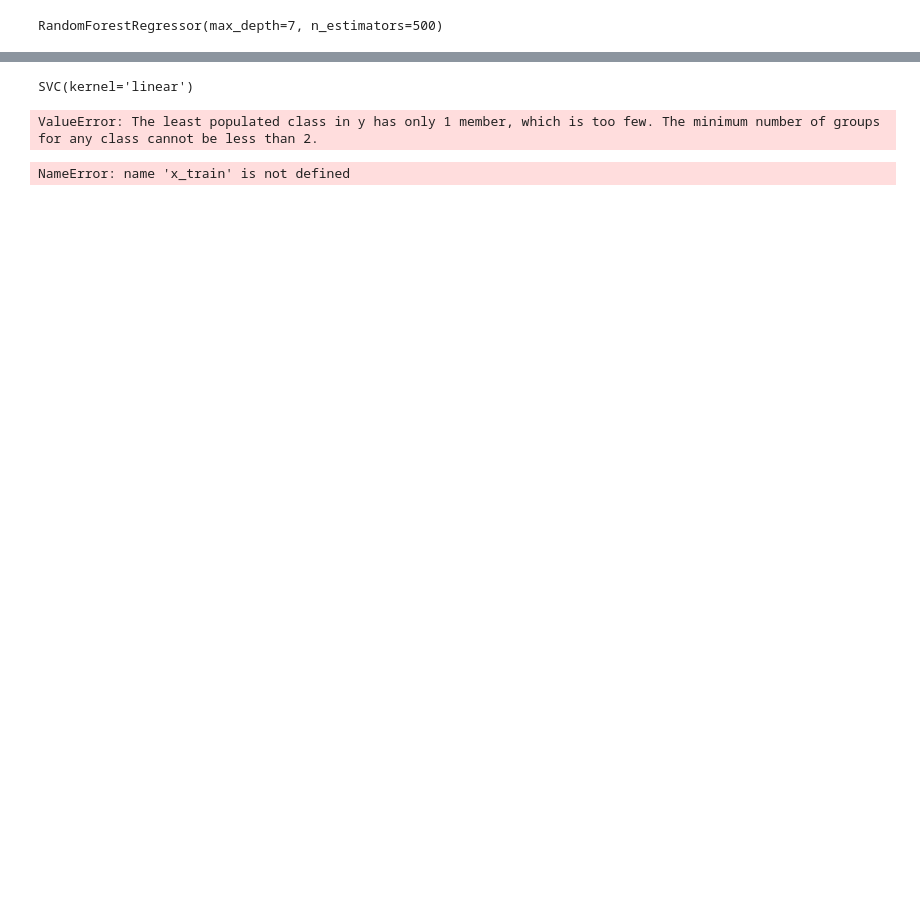
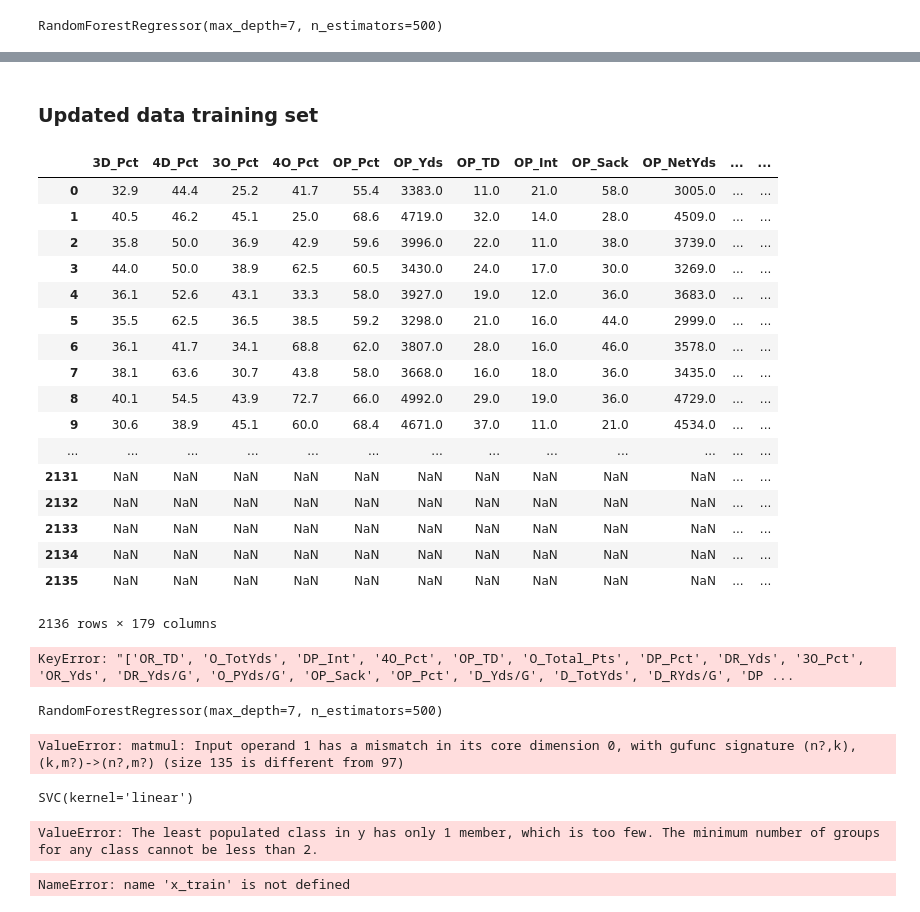
Before and after one commit to ChrisLaha/NFL-Prediction-Model, a Jupyter notebook: NFL_Prediction_Model.ipynb, the cells around one changed output, grey strips where cells are left out. Drawn from its saved outputs; the diff is of its cells as text; code cells hidden in the pictures; blank space fills up the shorter version.

```diff
--- a/NFL_Prediction_Model.ipynb
+++ b/NFL_Prediction_Model.ipynb
@@ -269,3 +293,10 @@ final_df.to_csv('myentiredata.csv')
+# %%
+# Change integer to category
+data['year'] = data['year'].astype('category')
+data['year.1'] =data['year.1'].astype('category')
+
+#Normalize data for machine learning model
+data = pd.get_dummies(data.iloc[:,:-1])
 # %%
 # Changed year column value from integer to category
 final_df['year'] = final_df['year'].astype('category')
@@ -408,0 +445,23 @@ X = entire.drop(['Visitor_Score' , 'Home_Score'], axis=1)
+# %% [markdown]
+### Updated data training set
+# %%
+data
+# %% [output]
+|  | 3D_Pct | 4D_Pct | 3O_Pct | 4O_Pct | OP_Pct | OP_Yds | OP_TD | OP_Int | OP_Sack | OP_NetYds | ... | ... |
+| 0 | 32.9 | 44.4 | 25.2 | 41.7 | 55.4 | 3383.0 | 11.0 | 21.0 | 58.0 | 3005.0 | ... | ... |
+| 1 | 40.5 | 46.2 | 45.1 | 25.0 | 68.6 | 4719.0 | 32.0 | 14.0 | 28.0 | 4509.0 | ... | ... |
+| 2 | 35.8 | 50.0 | 36.9 | 42.9 | 59.6 | 3996.0 | 22.0 | 11.0 | 38.0 | 3739.0 | ... | ... |
+| 3 | 44.0 | 50.0 | 38.9 | 62.5 | 60.5 | 3430.0 | 24.0 | 17.0 | 30.0 | 3269.0 | ... | ... |
+| 4 | 36.1 | 52.6 | 43.1 | 33.3 | 58.0 | 3927.0 | 19.0 | 12.0 | 36.0 | 3683.0 | ... | ... |
+| 5 | 35.5 | 62.5 | 36.5 | 38.5 | 59.2 | 3298.0 | 21.0 | 16.0 | 44.0 | 2999.0 | ... | ... |
+| 6 | 36.1 | 41.7 | 34.1 | 68.8 | 62.0 | 3807.0 | 28.0 | 16.0 | 46.0 | 3578.0 | ... | ... |
+| 7 | 38.1 | 63.6 | 30.7 | 43.8 | 58.0 | 3668.0 | 16.0 | 18.0 | 36.0 | 3435.0 | ... | ... |
+| 8 | 40.1 | 54.5 | 43.9 | 72.7 | 66.0 | 4992.0 | 29.0 | 19.0 | 36.0 | 4729.0 | ... | ... |
+| 9 | 30.6 | 38.9 | 45.1 | 60.0 | 68.4 | 4671.0 | 37.0 | 11.0 | 21.0 | 4534.0 | ... | ... |
+| ... | ... | ... | ... | ... | ... | ... | ... | ... | ... | ... | ... | ... |
+| 2131 | NaN | NaN | NaN | NaN | NaN | NaN | NaN | NaN | NaN | NaN | ... | ... |
+| 2132 | NaN | NaN | NaN | NaN | NaN | NaN | NaN | NaN | NaN | NaN | ... | ... |
+| 2133 | NaN | NaN | NaN | NaN | NaN | NaN | NaN | NaN | NaN | NaN | ... | ... |
+| 2134 | NaN | NaN | NaN | NaN | NaN | NaN | NaN | NaN | NaN | NaN | ... | ... |
+| 2135 | NaN | NaN | NaN | NaN | NaN | NaN | NaN | NaN | NaN | NaN | ... | ... |
+2136 rows × 179 columns
@@ -409,3 +470,36 @@ X = entire.drop(['Visitor_Score' , 'Home_Score'], axis=1)
+# %%
+y_train = data[['3D_Pct','4D_Pct','3O_Pct','4O_Pct','OP_Pct','OP_Yds','OP_TD','OP_Int','OP_Sack','OP_NetYds','OP_Yds/G','DP_Pct','DP_Yds','DP_TD','DP_Int','DP_Sack','DP_NetYds',
+'DP_Yds/G','OR_Yds','OR_Avg','OR_TD','OR_Yds/G','DR_Yds','DR_Avg','DR_TD','DR_Yds/G','O_Total_Pts','O_Pts/G','O_RushYds','O_RYds/G','O_PassYds','O_PYds/G',
+'O_TotYds','O_Yds/G','D_Total_Pts','D_Pts/G','D_RushYds','D_RYds/G','D_PassYds','D_PYds/G','D_TotYds','D_Yds/G','Visitor_Score',
+'Home_Score']]
+x_train = data.drop(['3D_Pct','4D_Pct','3O_Pct','4O_Pct','OP_Pct','OP_Yds','OP_TD','OP_Int','OP_Sack','OP_NetYds','OP_Yds/G','DP_Pct','DP_Yds','DP_TD','DP_Int','DP_Sack','DP_NetYds',
+'DP_Yds/G','OR_Yds','OR_Avg','OR_TD','OR_Yds/G','DR_Yds','DR_Avg','DR_TD','DR_Yds/G','O_Total_Pts','O_Pts/G','O_RushYds','O_RYds/G','O_PassYds','O_PYds/G',
+'O_TotYds','O_Yds/G','D_Total_Pts','D_Pts/G','D_RushYds','D_RYds/G','D_PassYds','D_PYds/G','D_TotYds','D_Yds/G','Visitor_Score',
+'Home_Score'], axis=1)
+y_test = test[['3D_Pct','4D_Pct','3O_Pct','4O_Pct','OP_Pct','OP_Yds','OP_TD','OP_Int','OP_Sack','OP_NetYds','OP_Yds/G','DP_Pct','DP_Yds','DP_TD','DP_Int','DP_Sack','DP_NetYds',
+'DP_Yds/G','OR_Yds','OR_Avg','OR_TD','OR_Yds/G','DR_Yds','DR_Avg','DR_TD','DR_Yds/G','O_Total_Pts','O_Pts/G','O_RushYds','O_RYds/G','O_PassYds','O_PYds/G',
+'O_TotYds','O_Yds/G','D_Total_Pts','D_Pts/G','D_RushYds','D_RYds/G','D_PassYds','D_PYds/G','D_TotYds','D_Yds/G','Visitor_Score',
+'Home_Score']]
+x_test = test.drop(['3D_Pct','4D_Pct','3O_Pct','4O_Pct','OP_Pct','OP_Yds','OP_TD','OP_Int','OP_Sack','OP_NetYds','OP_Yds/G','DP_Pct','DP_Yds','DP_TD','DP_Int','DP_Sack','DP_NetYds',
+'DP_Yds/G','OR_Yds','OR_Avg','OR_TD','OR_Yds/G','DR_Yds','DR_Avg','DR_TD','DR_Yds/G','O_Total_Pts','O_Pts/G','O_RushYds','O_RYds/G','O_PassYds','O_PYds/G',
+'O_TotYds','O_Yds/G','D_Total_Pts','D_Pts/G','D_RushYds','D_RYds/G','D_PassYds','D_PYds/G','D_TotYds','D_Yds/G','Visitor_Score',
+'Home_Score'], axis=1)
+# %% [output]
+KeyError: "['OR_TD', 'O_TotYds', 'DP_Int', '4O_Pct', 'OP_TD', 'O_Total_Pts', 'DP_Pct', 'DR_Yds', '3O_Pct', 'OR_Yds', 'DR_Yds/G', 'O_PYds/G', 'OP_Sack', 'OP_Pct', 'D_Yds/G', 'D_TotYds', 'D_RYds/G', 'DP ...
+# %%
+# Run models
+lr.fit(x_train.values, y_train.values)
+rf.fit(x_train.values, y_train.values)
+# %% [output]
+RandomForestRegressor(max_depth=7, n_estimators=500)
+# %%
+predicted_train = lr.predict(x_train.values)
+predicted_test = lr.predict(x_test.values)
+
+predicted_train_rf = rf.predict(x_train.values)
+predicted_test_rf = rf.predict(x_test.values)
+# %% [output]
+ValueError: matmul: Input operand 1 has a mismatch in its core dimension 0, with gufunc signature (n?,k),(k,m?)->(n?,m?) (size 135 is different from 97)
 # %%
 from sklearn.svm import SVC
 classifier = SVC(kernel='linear')
```
Also changed, not shown: parts of 37 cells of this notebook.
